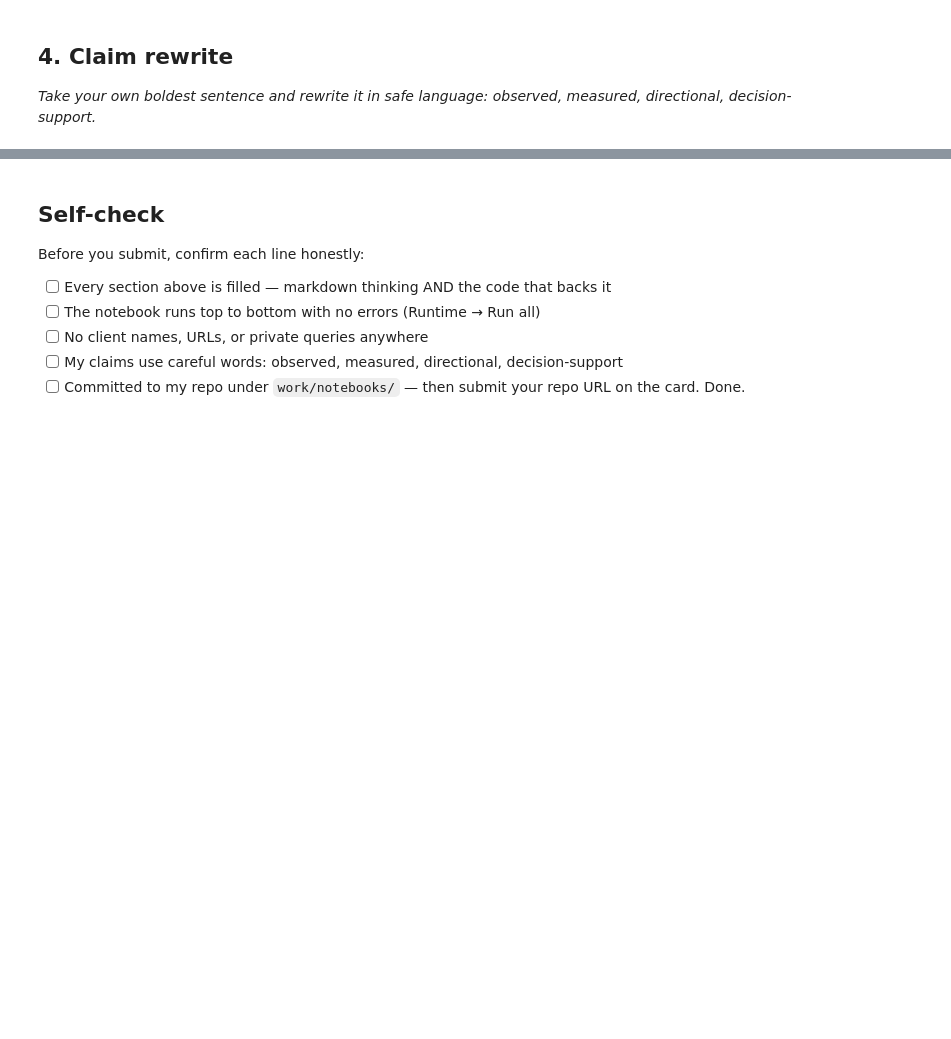
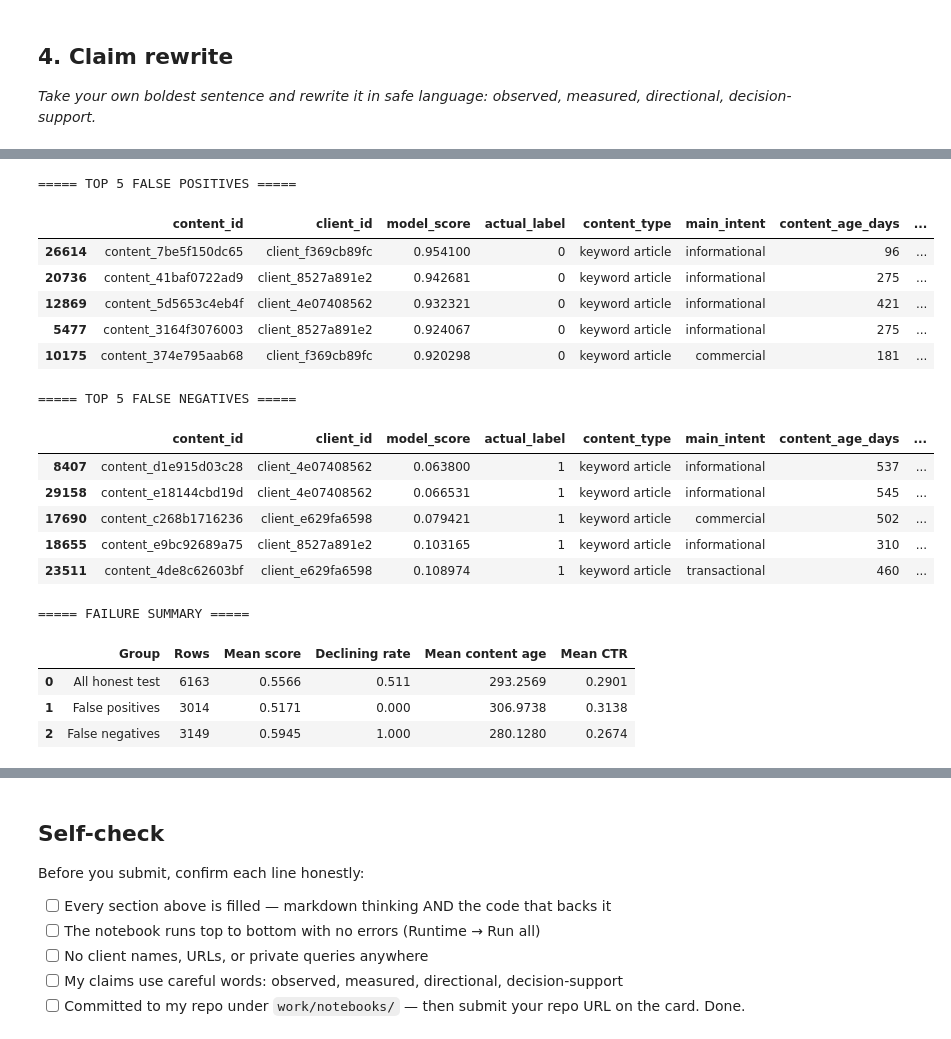
Before and after one commit to qurban-12/ML_internship_Qurban, a Jupyter notebook: work/notebooks/w06_validation_audit.ipynb, the cells around one changed output, grey strips where cells are left out. Cells and saved outputs as stored; diff of their text form; code cells hidden in the pictures; blank space fills up the shorter version.

```diff
--- a/work/notebooks/w06_validation_audit.ipynb
+++ b/work/notebooks/w06_validation_audit.ipynb
@@ -36,0 +954,70 @@ This skeleton is yours to fill. Work the sections **in order** — each one has
+# %%
+
+# SECTION 4 — FAILURE EXAMPLES WITH SIMPLE PATTERN CHECKS
+
+
+# Top 5 false positives and false negatives
+fp_examples = false_positives[display_columns].head(5).copy()
+fn_examples = false_negatives[display_columns].head(5).copy()
+
+print("===== TOP 5 FALSE POSITIVES =====")
+display(fp_examples)
+
+print("\n===== TOP 5 FALSE NEGATIVES =====")
+display(fn_examples)
+
+
+# Compare basic characteristics of FP vs FN vs all test data
+
+
+failure_summary = pd.DataFrame({
+    "Group": ["All honest test", "False positives", "False negatives"],
+    "Rows": [
+        len(failure_df),
+        len(false_positives),
+        len(false_negatives)
+    ],
+    "Mean score": [
+        failure_df["model_score"].mean(),
+        false_positives["model_score"].mean(),
+        false_negatives["model_score"].mean()
+    ],
+    "Declining rate": [
+        failure_df["actual_label"].mean(),
+        false_positives["actual_label"].mean(),
+        false_negatives["actual_label"].mean()
+    ],
+    "Mean content age": [
+        failure_df["content_age_days"].mean(),
+        false_positives["content_age_days"].mean(),
+        false_negatives["content_age_days"].mean()
+    ],
+    "Mean CTR": [
+        failure_df["ctr"].mean(),
+        false_positives["ctr"].mean(),
+        false_negatives["ctr"].mean()
+    ]
+})
+
+print("\n===== FAILURE SUMMARY =====")
+display(failure_summary.round(4))
+# %% [output]
+===== TOP 5 FALSE POSITIVES =====
+|  | content_id | client_id | model_score | actual_label | content_type | main_intent | content_age_days | ... |
+| 26614 | content_7be5f150dc65 | client_f369cb89fc | 0.954100 | 0 | keyword article | informational | 96 | ... |
+| 20736 | content_41baf0722ad9 | client_8527a891e2 | 0.942681 | 0 | keyword article | informational | 275 | ... |
+| 12869 | content_5d5653c4eb4f | client_4e07408562 | 0.932321 | 0 | keyword article | informational | 421 | ... |
+| 5477 | content_3164f3076003 | client_8527a891e2 | 0.924067 | 0 | keyword article | informational | 275 | ... |
+| 10175 | content_374e795aab68 | client_f369cb89fc | 0.920298 | 0 | keyword article | commercial | 181 | ... |
+===== TOP 5 FALSE NEGATIVES =====
+|  | content_id | client_id | model_score | actual_label | content_type | main_intent | content_age_days | ... |
+| 8407 | content_d1e915d03c28 | client_4e07408562 | 0.063800 | 1 | keyword article | informational | 537 | ... |
+| 29158 | content_e18144cbd19d | client_4e07408562 | 0.066531 | 1 | keyword article | informational | 545 | ... |
+| 17690 | content_c268b1716236 | client_e629fa6598 | 0.079421 | 1 | keyword article | commercial | 502 | ... |
+| 18655 | content_e9bc92689a75 | client_8527a891e2 | 0.103165 | 1 | keyword article | informational | 310 | ... |
+| 23511 | content_4de8c62603bf | client_e629fa6598 | 0.108974 | 1 | keyword article | transactional | 460 | ... |
+===== FAILURE SUMMARY =====
+|  | Group | Rows | Mean score | Declining rate | Mean content age | Mean CTR |
+| 0 | All honest test | 6163 | 0.5566 | 0.511 | 293.2569 | 0.2901 |
+| 1 | False positives | 3014 | 0.5171 | 0.000 | 306.9738 | 0.3138 |
+| 2 | False negatives | 3149 | 0.5945 | 1.000 | 280.1280 | 0.2674 |
```
Also changed, not shown: parts of 34 cells of this notebook.
